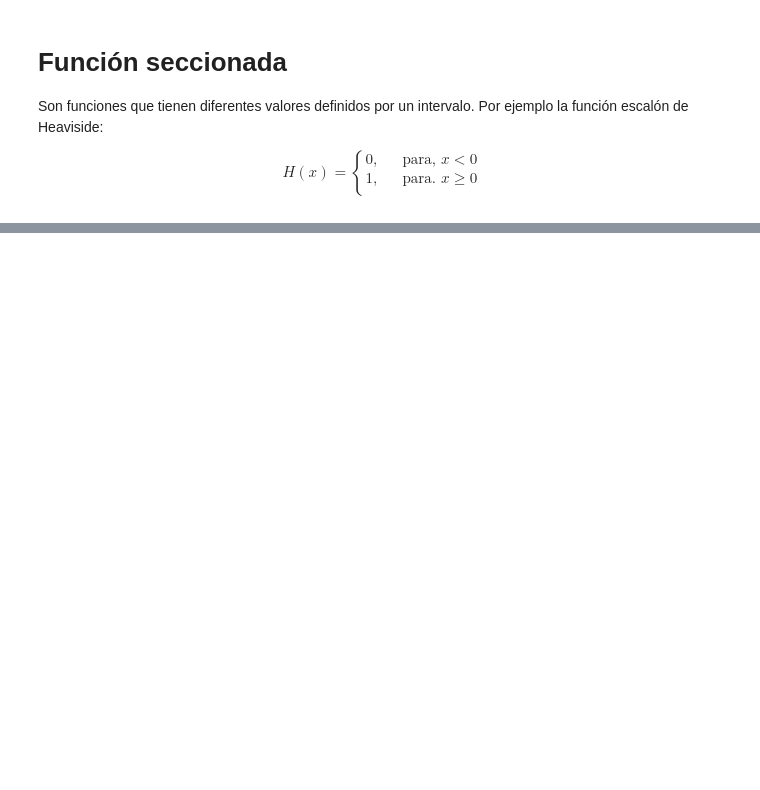
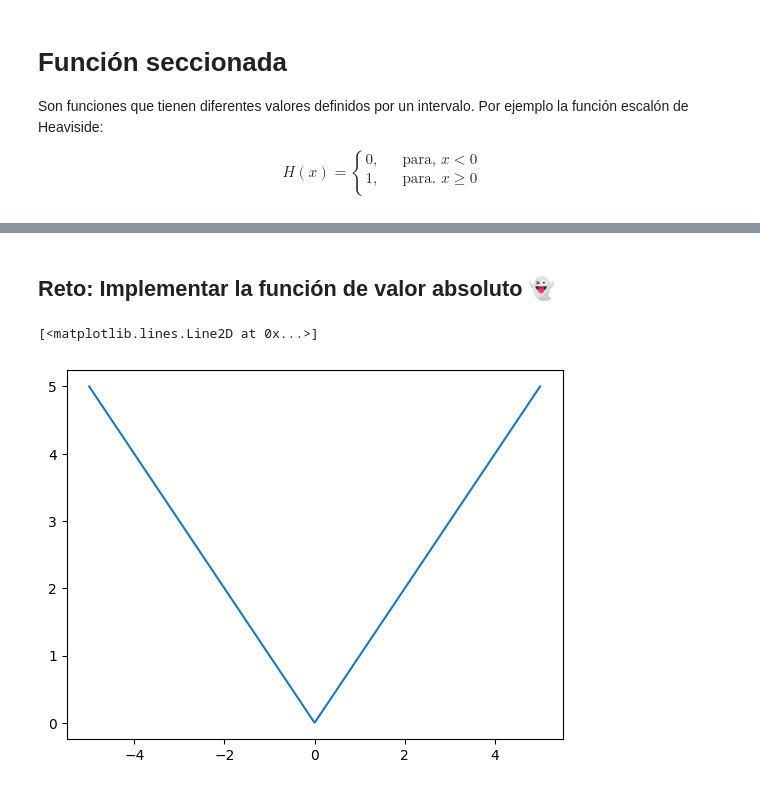
Before and after one commit to jariel17/curso-funciones, a Jupyter notebook: 1_Programando_funciones.ipynb, the cells around one changed output, grey strips where cells are left out. Saved outputs shown, nothing was run; the diff lists cells and outputs as text; code cells hidden in the pictures; blank space fills up the shorter version.

```diff
--- a/1_Programando_funciones.ipynb
+++ b/1_Programando_funciones.ipynb
@@ -178,0 +179,22 @@ plt.plot(x,y)
+# %% [markdown]
+## Reto: Implementar la función de valor absoluto 👻
+# %%
+def va(x):
+    y1 = []
+    for n in x:
+        if n < 0:
+            y1.append(-n)
+        else:
+            y1.append(n)
+    return y1
+
+N=1000
+
+x = np.linspace(-5,5, num=N)
+
+y = va(x)
+
+plt.plot(x,y)
+# %% [output]
+[<matplotlib.lines.Line2D at 0x...>]
+[figure, added]
```
Also changed, not shown: parts of 4 cells of this notebook.
